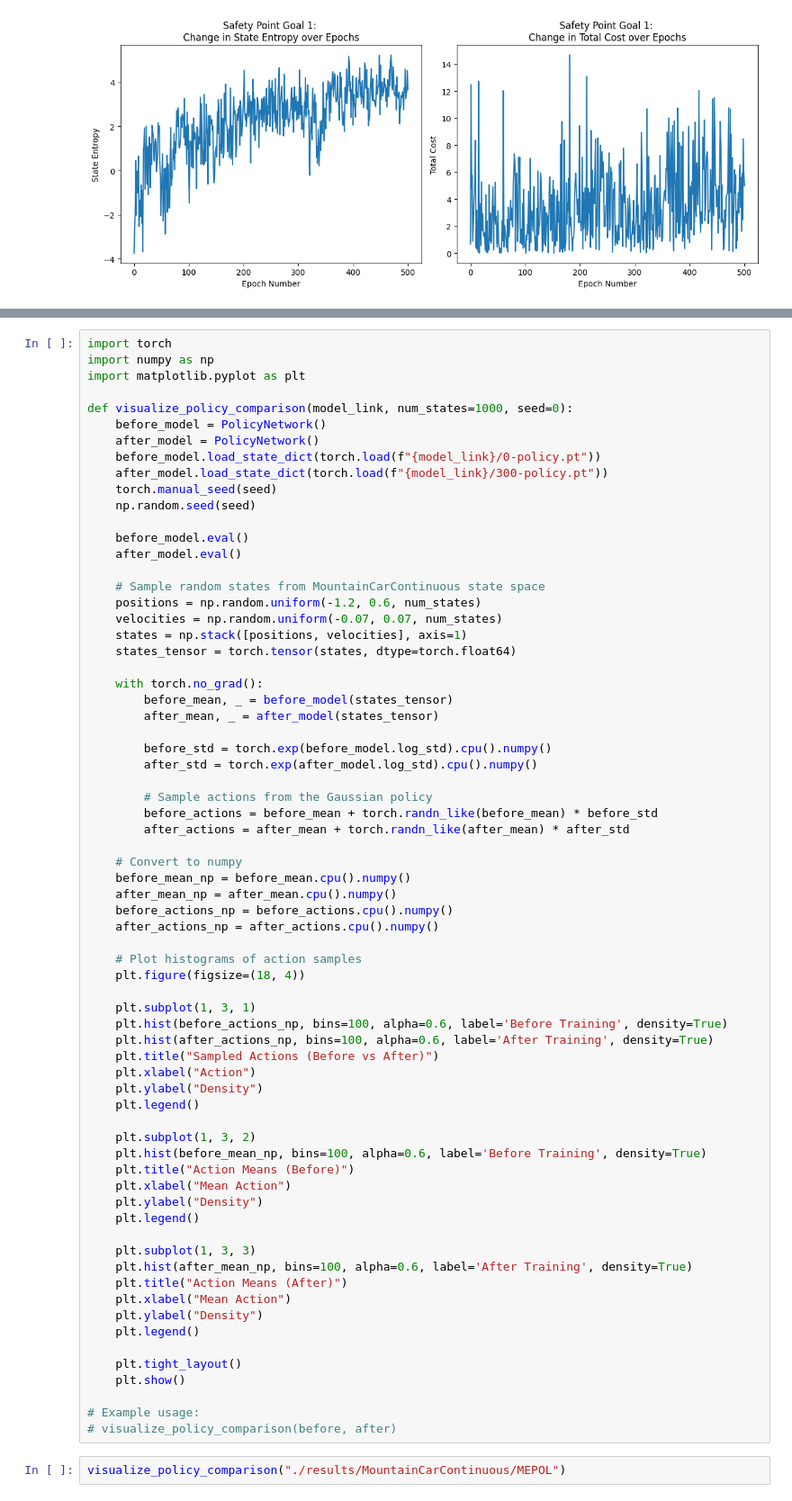
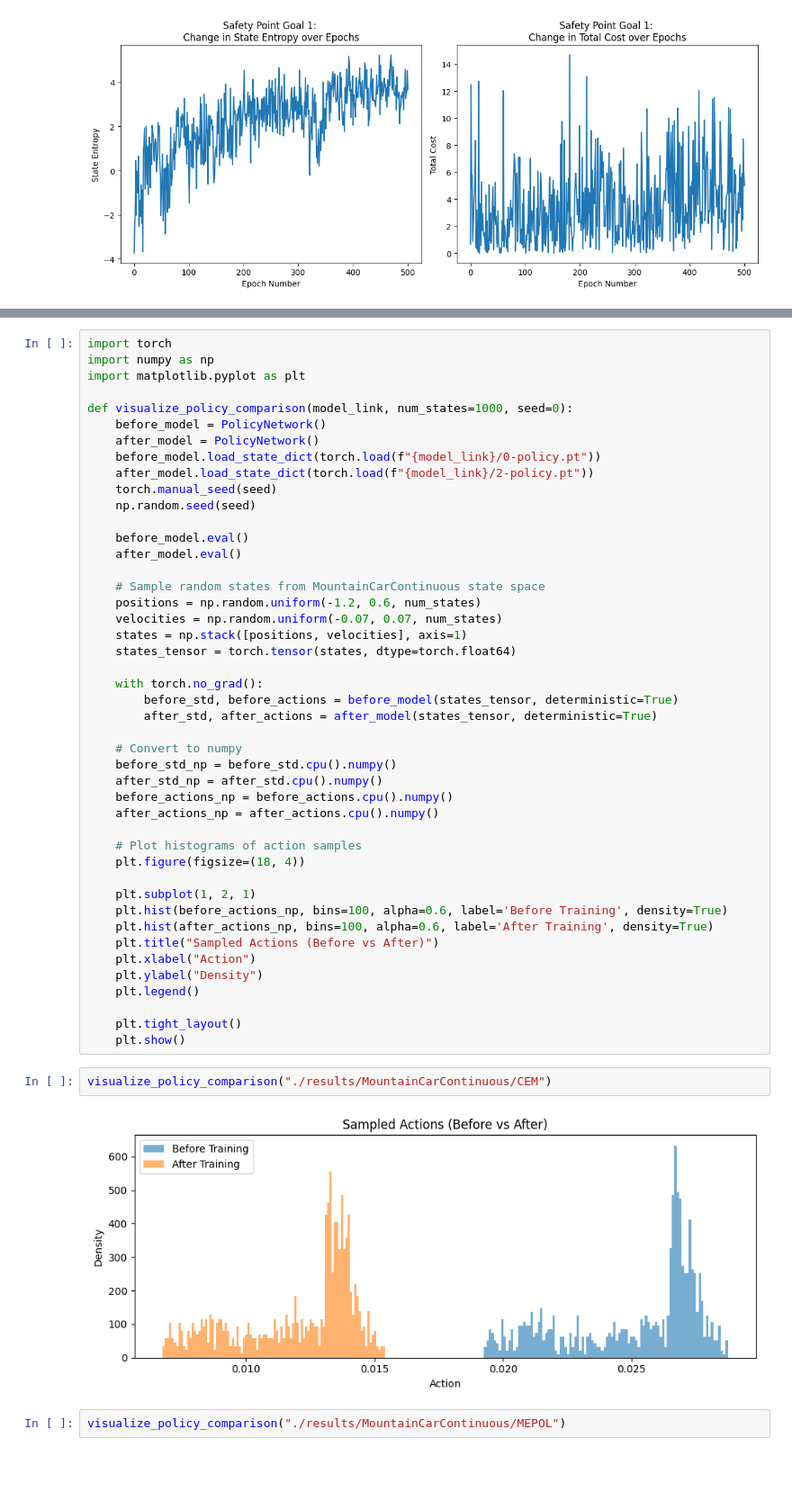
Before and after one commit to micobruh/safe-rl, a Jupyter notebook: visualization.ipynb, the cells around one changed output, grey strips where cells are left out. Shown at 90% size. Cells and saved outputs as stored; diff of their text form; blank space fills up the shorter version.

```diff
--- a/visualization.ipynb
+++ b/visualization.ipynb
@@ -231,7 +278,7 @@ def visualize_policy_comparison(model_link, num_states=1000, seed=0):
     before_model = PolicyNetwork()
     after_model = PolicyNetwork()
     before_model.load_state_dict(torch.load(f"{model_link}/0-policy.pt"))
-    after_model.load_state_dict(torch.load(f"{model_link}/300-policy.pt"))
+    after_model.load_state_dict(torch.load(f"{model_link}/2-policy.pt"))
     torch.manual_seed(seed)
     np.random.seed(seed)
 
@@ -245,26 +292,19 @@ def visualize_policy_comparison(model_link, num_states=1000, seed=0):
     states_tensor = torch.tensor(states, dtype=torch.float64)
 
     with torch.no_grad():
-        before_mean, _ = before_model(states_tensor)
-        after_mean, _ = after_model(states_tensor)
-
-        before_std = torch.exp(before_model.log_std).cpu().numpy()
-        after_std = torch.exp(after_model.log_std).cpu().numpy()
-
-        # Sample actions from the Gaussian policy
-        before_actions = before_mean + torch.randn_like(before_mean) * before_std
-        after_actions = after_mean + torch.randn_like(after_mean) * after_std
+        before_std, before_actions = before_model(states_tensor, deterministic=True)
+        after_std, after_actions = after_model(states_tensor, deterministic=True)
 
     # Convert to numpy
-    before_mean_np = before_mean.cpu().numpy()
-    after_mean_np = after_mean.cpu().numpy()
+    before_std_np = before_std.cpu().numpy()
+    after_std_np = after_std.cpu().numpy()
     before_actions_np = before_actions.cpu().numpy()
     after_actions_np = after_actions.cpu().numpy()
 
     # Plot histograms of action samples
     plt.figure(figsize=(18, 4))
 
-    plt.subplot(1, 3, 1)
+    plt.subplot(1, 2, 1)
     plt.hist(before_actions_np, bins=100, alpha=0.6, label='Before Training', density=True)
     plt.hist(after_actions_np, bins=100, alpha=0.6, label='After Training', density=True)
     plt.title("Sampled Actions (Before vs After)")
@@ -272,25 +312,12 @@ def visualize_policy_comparison(model_link, num_states=1000, seed=0):
     plt.ylabel("Density")
     plt.legend()
 
-    plt.subplot(1, 3, 2)
-    plt.hist(before_mean_np, bins=100, alpha=0.6, label='Before Training', density=True)
-    plt.title("Action Means (Before)")
-    plt.xlabel("Mean Action")
-    plt.ylabel("Density")
-    plt.legend()
-
-    plt.subplot(1, 3, 3)
-    plt.hist(after_mean_np, bins=100, alpha=0.6, label='After Training', density=True)
-    plt.title("Action Means (After)")
-    plt.xlabel("Mean Action")
-    plt.ylabel("Density")
-    plt.legend()
-
     plt.tight_layout()
     plt.show()
-
-# Example usage:
-# visualize_policy_comparison(before, after)
+# %%
+visualize_policy_comparison("./results/MountainCarContinuous/CEM")
+# %% [output]
+[figure, added]
 # %%
 visualize_policy_comparison("./results/MountainCarContinuous/MEPOL")
 # %% [output]
```
Also changed, not shown: parts of 5 cells of this notebook, 45 other files.
